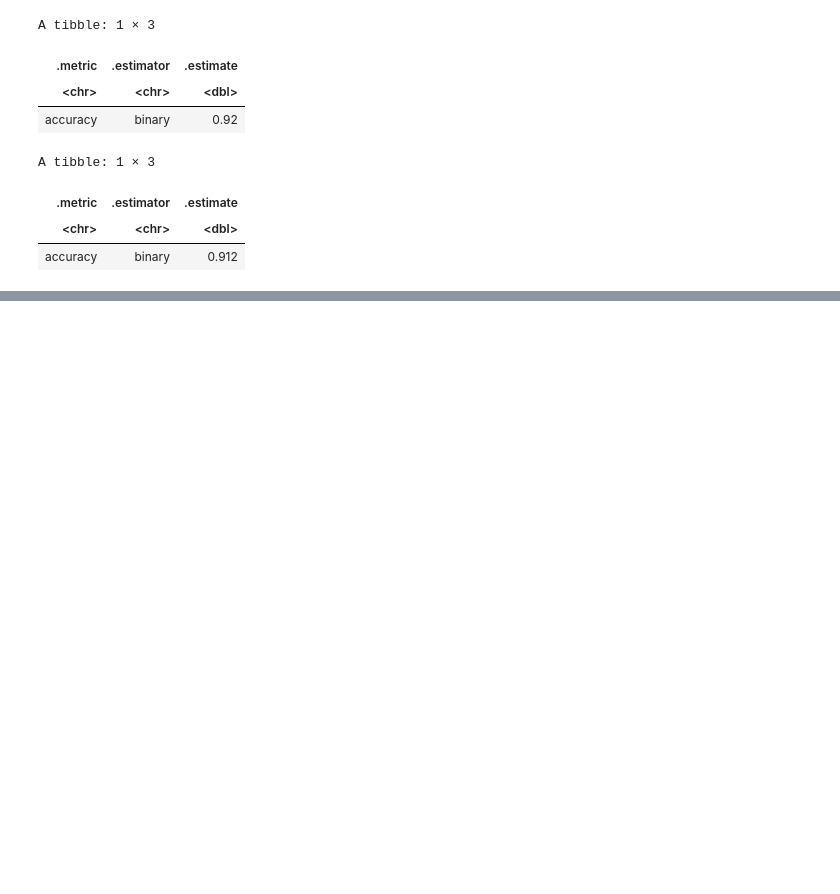
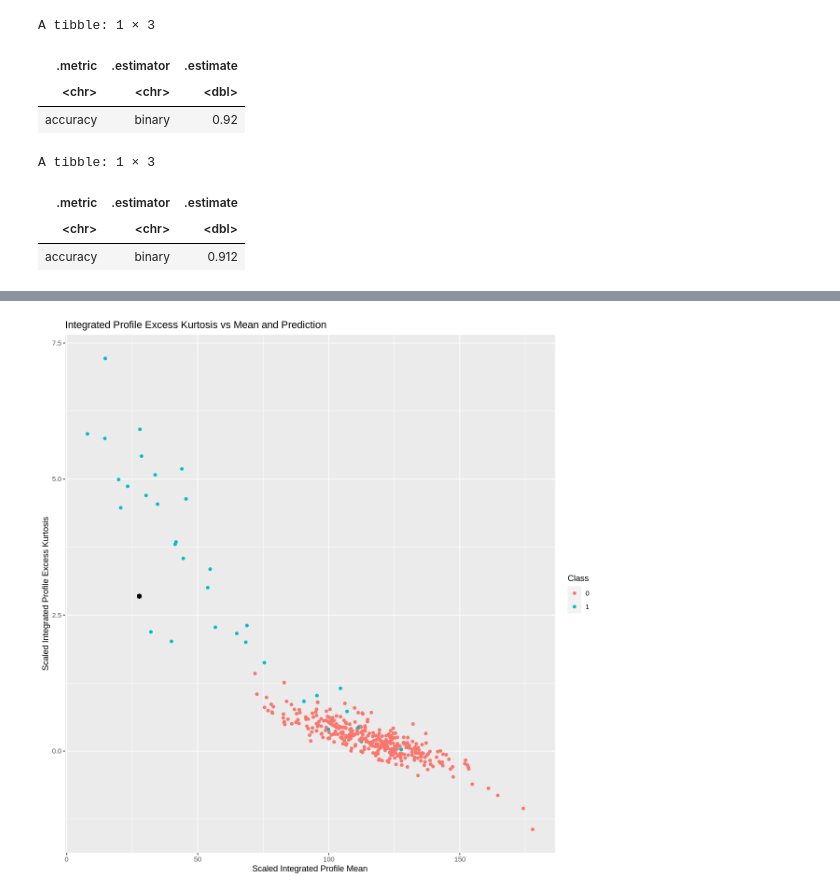
Before and after one commit to kseniak1/DSCI100-Project, a Jupyter notebook: Ksenia_notebook.ipynb, the cells around one changed output, grey strips where cells are left out. Cells and saved outputs as stored; diff of their text form; code cells hidden in the pictures; blank space fills up the shorter version.

Commit message:
Completed basic analysis
Made random point, predicted it and plotted graph with prediction

```diff
--- a/Ksenia_notebook.ipynb
+++ b/Ksenia_notebook.ipynb
@@ -413,0 +416,9 @@ The best pair of variables appear to be Mean and Excess Kurtosis from the Integr
+# %%
+set.seed(19)
+## Generating random tibble in range of original variables and predicting its class
+random_mean <- runif(1, 5.8125000, 192.617188)
+random_excess <- runif(1, -1.8760112, 7.879628)
+random_point <- tibble(mean_ip = random_mean, excess_ip = random_excess)
+random_point
+point_prediction <- predict(acc_fit2, random_point)
+point_prediction
@@ -413,0 +434,14 @@ The best pair of variables appear to be Mean and Excess Kurtosis from the Integr
+# %%
+## Scaling data to plot
+options(repr.plot.width=10, repr.plot.height=10)
+scaled_data <- pulsar_train %>%
+                mutate(mean_ip <- scale(mean_ip, scale = TRUE, center = TRUE),
+                       excess_ip <- scale(excess_ip, scale = TRUE, center = TRUE))
+predict_plot <- ggplot(scaled_data, aes(x = mean_ip, y = excess_ip, color = class)) +
+                geom_point() +
+                labs(x = "Scaled Integrated Profile Mean", y = "Scaled Integrated Profile Excess Kurtosis", color = 'Class') +
+                ggtitle("Integrated Profile Excess Kurtosis vs Mean and Prediction") +
+                geom_point(aes(x = random_mean, y = random_excess), color = "black", size = 2)
+predict_plot
+# %% [output]
+[figure, added]
```
Also changed, not shown: parts of 4 cells of this notebook.
